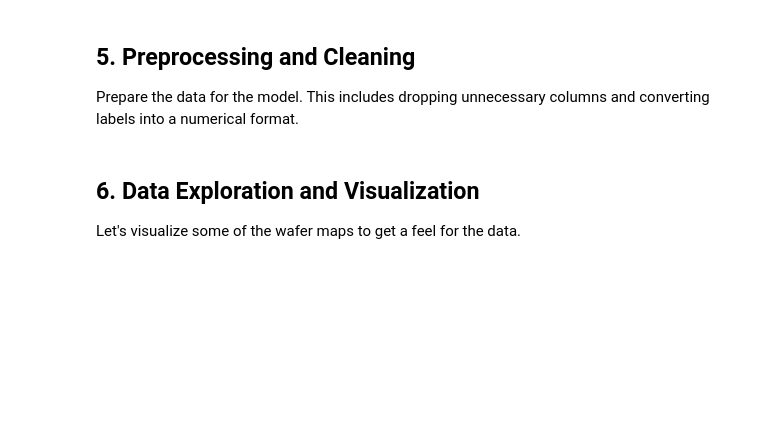
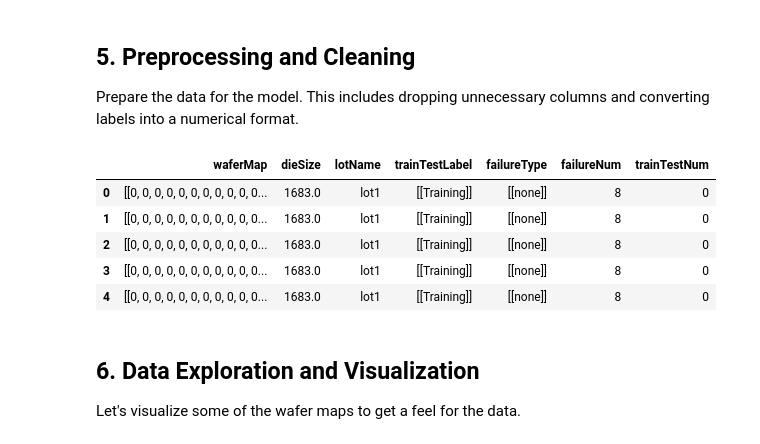
Before and after one commit to JenitonA/Wafer-Defect-AI, a Jupyter notebook: src/WaferDefectDetection.ipynb, the cells around one changed output. Cells and saved outputs as stored; diff of their text form; code cells hidden in the pictures; blank space fills up the shorter version.

```diff
--- a/src/WaferDefectDetection.ipynb
+++ b/src/WaferDefectDetection.ipynb
@@ -82,16 +114,34 @@ Prepare the data for the model. This includes dropping unnecessary columns and c
 # %%
 # The 'waferIndex' is not needed for classification
 df = df.drop(['waferIndex'], axis = 1)
 
+df.rename(columns={'trianTestLabel': 'trainTestLabel'}, inplace=True)
+
 # Create new columns with numerical representations of the labels
 df['failureNum'] = df.failureType
-df['trainTestNum'] = df.trianTestLabel
+df['trainTestNum'] = df.trainTestLabel
 mapping_type = {'Center':0, 'Donut':1, 'Edge-Loc':2, 'Edge-Ring':3, 'Loc':4, 'Random':5, 'Scratch':6, 'Near-full':7, 'none':8}
 mapping_traintest = {'Training':0, 'Test':1}
 df = df.replace({'failureNum': mapping_type, 'trainTestNum': mapping_traintest})
 
+# Train set
+df_train = df[df["trainTestNum"] == 0]
+
+# Test set
+df_test = df[df["trainTestNum"] == 1]
+
+# Unlabeled set (the ones that "don’t have anything")
+df_unlabeled = df[df["trainTestNum"].isna()]
+
 # Check the data types and non-null counts
-df.info()
+df.head()
+# %% [output]
+|  | waferMap | dieSize | lotName | trainTestLabel | failureType | failureNum | trainTestNum |
+| 0 | [[0, 0, 0, 0, 0, 0, 0, 0, 0, 0, 0... | 1683.0 | lot1 | [[Training]] | [[none]] | 8 | 0 |
+| 1 | [[0, 0, 0, 0, 0, 0, 0, 0, 0, 0, 0... | 1683.0 | lot1 | [[Training]] | [[none]] | 8 | 0 |
+| 2 | [[0, 0, 0, 0, 0, 0, 0, 0, 0, 0, 0... | 1683.0 | lot1 | [[Training]] | [[none]] | 8 | 0 |
+| 3 | [[0, 0, 0, 0, 0, 0, 0, 0, 0, 0, 0... | 1683.0 | lot1 | [[Training]] | [[none]] | 8 | 0 |
+| 4 | [[0, 0, 0, 0, 0, 0, 0, 0, 0, 0, 0... | 1683.0 | lot1 | [[Training]] | [[none]] | 8 | 0 |
 # %% [markdown]
 ## 6. Data Exploration and Visualization
 
```
Also changed, not shown: parts of 5 cells of this notebook.
